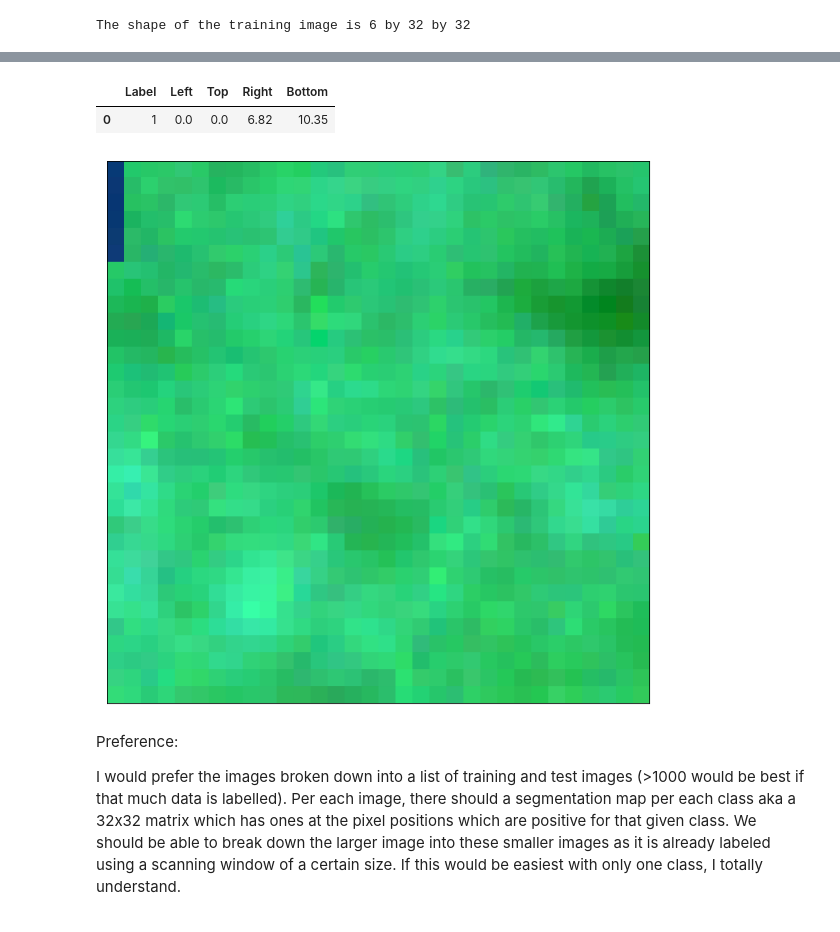
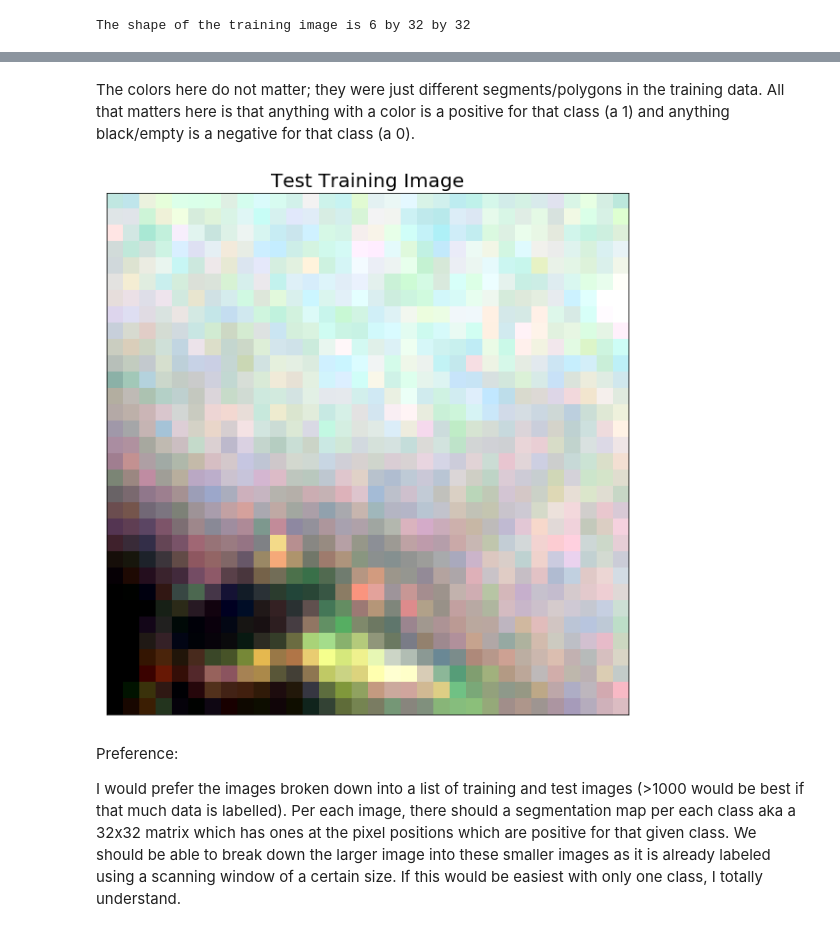
Before and after one commit to greglee1905/Phragmites_australis_Classification, a Jupyter notebook: exploratory_analysis.ipynb, the cells around one changed output, grey strips where cells are left out. Saved outputs shown, nothing was run; the diff lists cells and outputs as text; code cells hidden in the pictures.

```diff
--- a/exploratory_analysis.ipynb
+++ b/exploratory_analysis.ipynb
@@ -197,0 +220,11 @@ First colum = label
+# %% [markdown]
+The colors here do not matter; they were just different segments/polygons in the training data. All that matters here is that anything with a color is a positive for that class (a 1) and anything black/empty is a negative for that class (a 0).
+# %%
+# Taking a look at what the training image looks like.
+ep.plot_rgb(test_image,
+            rgb=[0,1,2],
+            title="Test Training Image",
+            stretch=True)
+plt.show()
+# %% [output]
+[figure, added]
@@ -210,5 +244,0 @@ test_label_df = pd.read_csv(label_path[0],
-# %%
-test_label_df
-# %% [output]
-|  | Label | Left | Top | Right | Bottom |
-| 0 | 1 | 0.0 | 0.0 | 6.82 | 10.35 |
@@ -215,14 +247,12 @@ test_label_df
 # %%
-import numpy as np
-mask = np.zeros((test_image.shape[1],test_image.shape[2]))
-mask[0:6,0:1] = 1 # white square in black background
-masked = np.ma.masked_where(mask == 0, mask)
+#import numpy as np
+#mask = np.zeros((test_image.shape[1],test_image.shape[2]))
+#mask[0:6,0:1] = 1 # white square in black background
+#masked = np.ma.masked_where(mask == 0, mask)
 
-f, ax = plt.subplots(1, 1)
-ep.plot_rgb(test_image,ax =ax)
-ax.imshow(masked, 'jet', interpolation='none', alpha=0.7)
-plt.show()
+#f, ax = plt.subplots(1, 1)
+#ep.plot_rgb(test_image,ax =ax)
+#ax.imshow(masked, 'jet', interpolation='none', alpha=0.7)
+#plt.show()
-# %% [output]
-[figure, removed]
 # %%
 #This is the current mask on the image. I don't think this right though.
```
Also changed, not shown: parts of 19 cells of this notebook.
